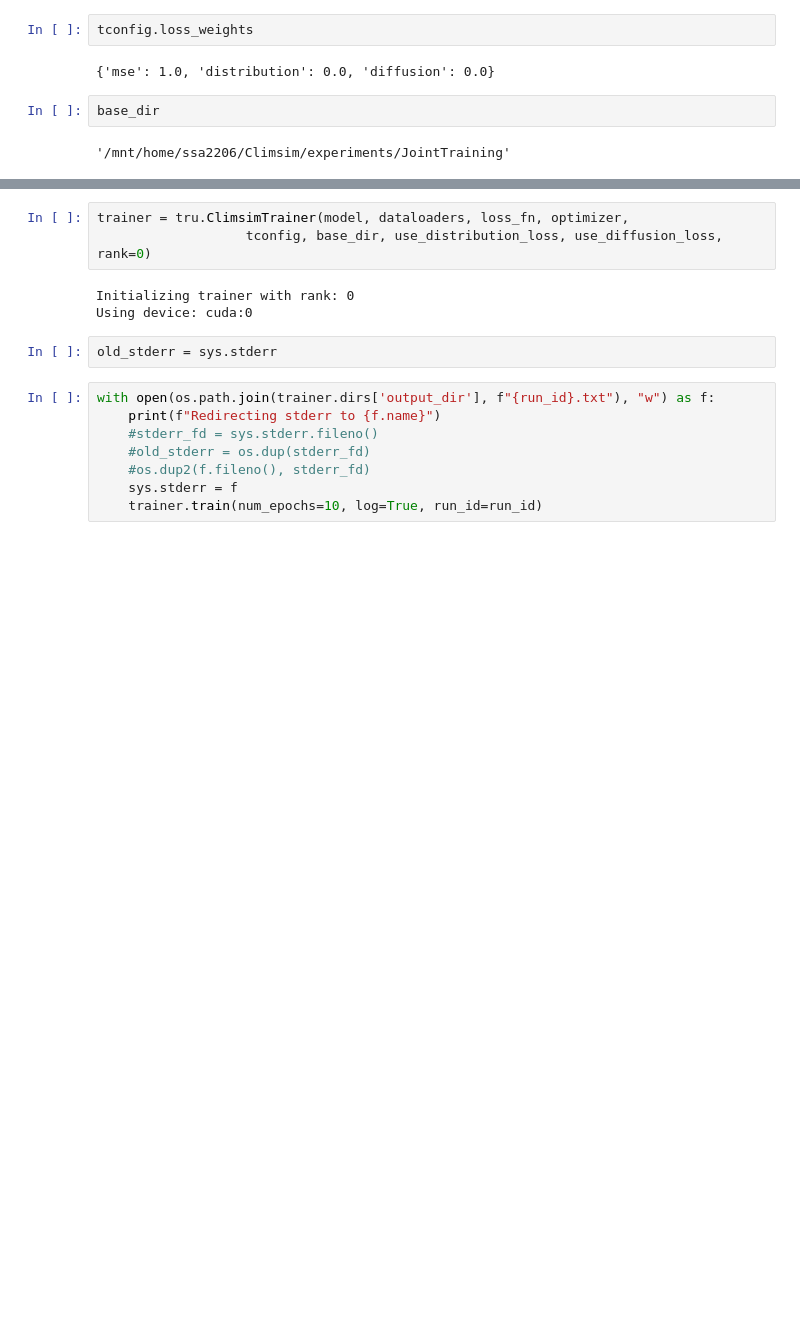
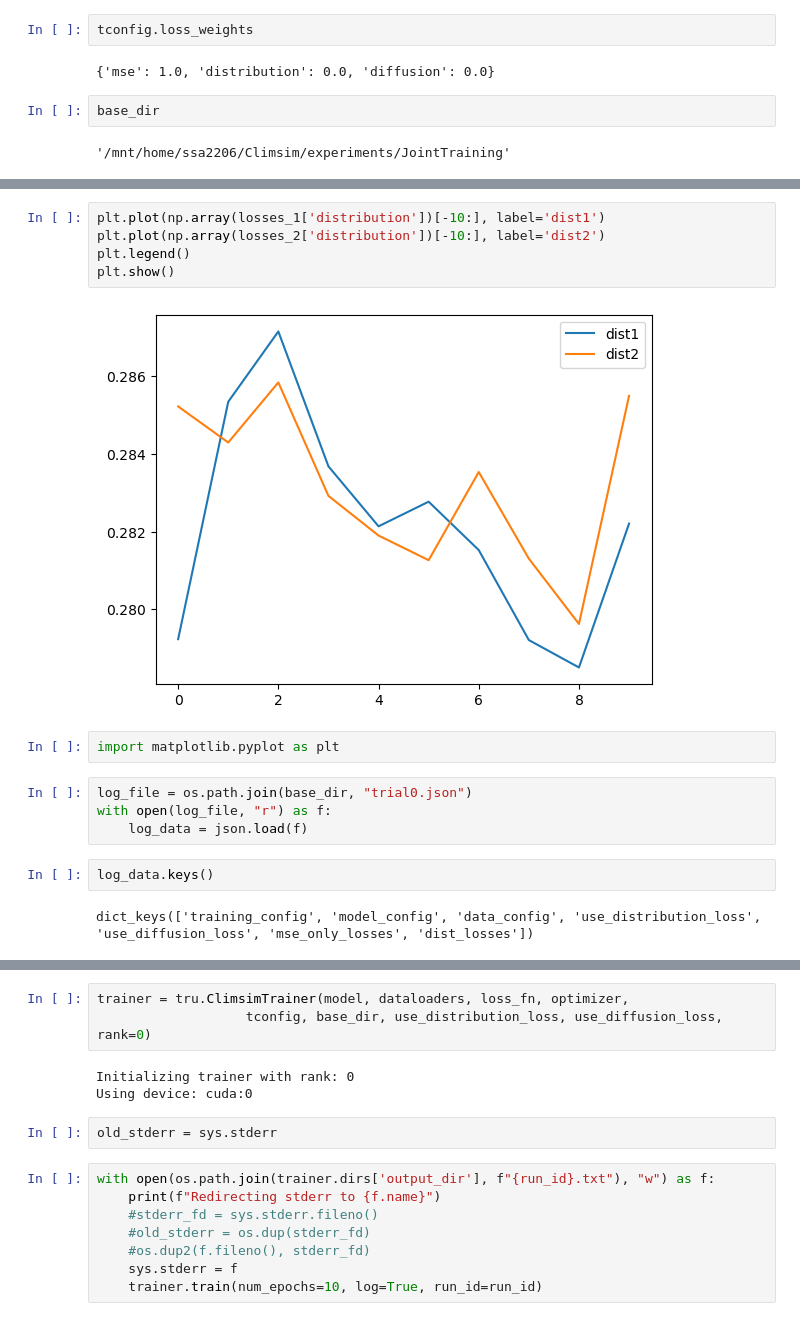
Before and after one commit to SammyAgrawal/diffusion-climsim, a Jupyter notebook: Notebooks/DiffTraining.ipynb, the cells around one changed output, grey strips where cells are left out. Cells and saved outputs as stored; diff of their text form; blank space fills up the shorter version.

```diff
--- a/Notebooks/DiffTraining.ipynb
+++ b/Notebooks/DiffTraining.ipynb
@@ -716,0 +764,17 @@ train_comparison(model, model2, optimizer, optimizer2, tconfig.loss_weights, tco
+# %%
+plt.plot(np.array(losses_1['distribution'])[-10:], label='dist1')
+plt.plot(np.array(losses_2['distribution'])[-10:], label='dist2')
+plt.legend()
+plt.show()
+# %% [output]
+[figure, added]
+# %%
+import matplotlib.pyplot as plt
+# %%
+log_file = os.path.join(base_dir, "trial0.json")
+with open(log_file, "r") as f:
+    log_data = json.load(f)
+# %%
+log_data.keys()
+# %% [output]
+dict_keys(['training_config', 'model_config', 'data_config', 'use_distribution_loss', 'use_diffusion_loss', 'mse_only_losses', 'dist_losses'])
```
Also changed, not shown: parts of 13 cells of this notebook, 8 other files.
